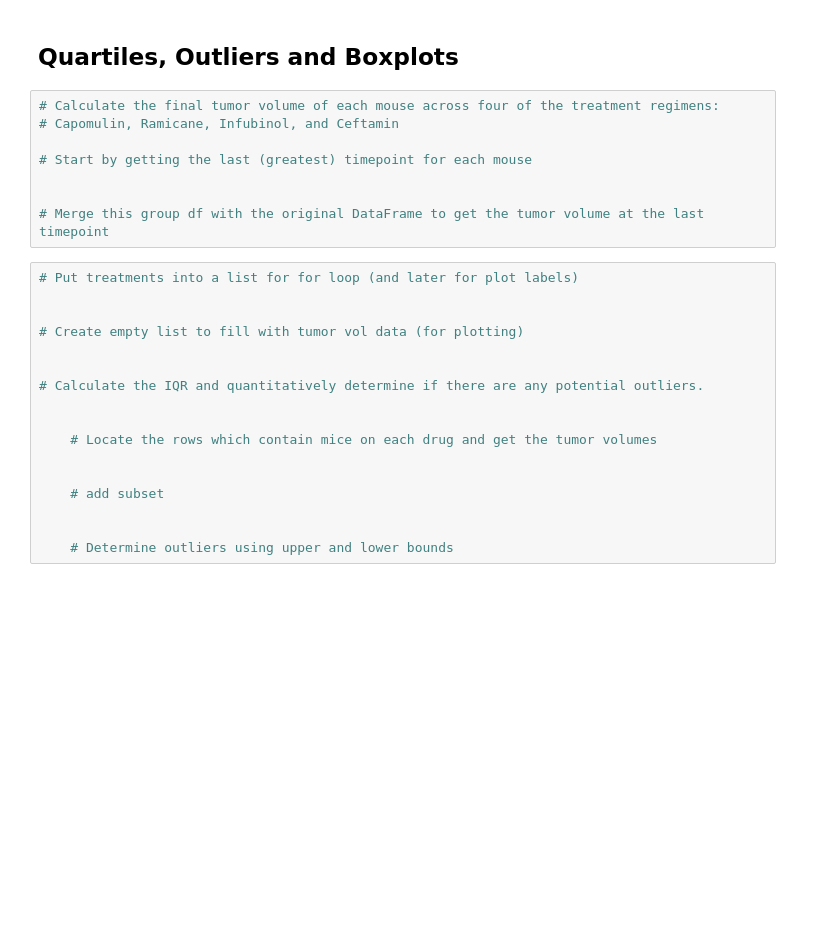
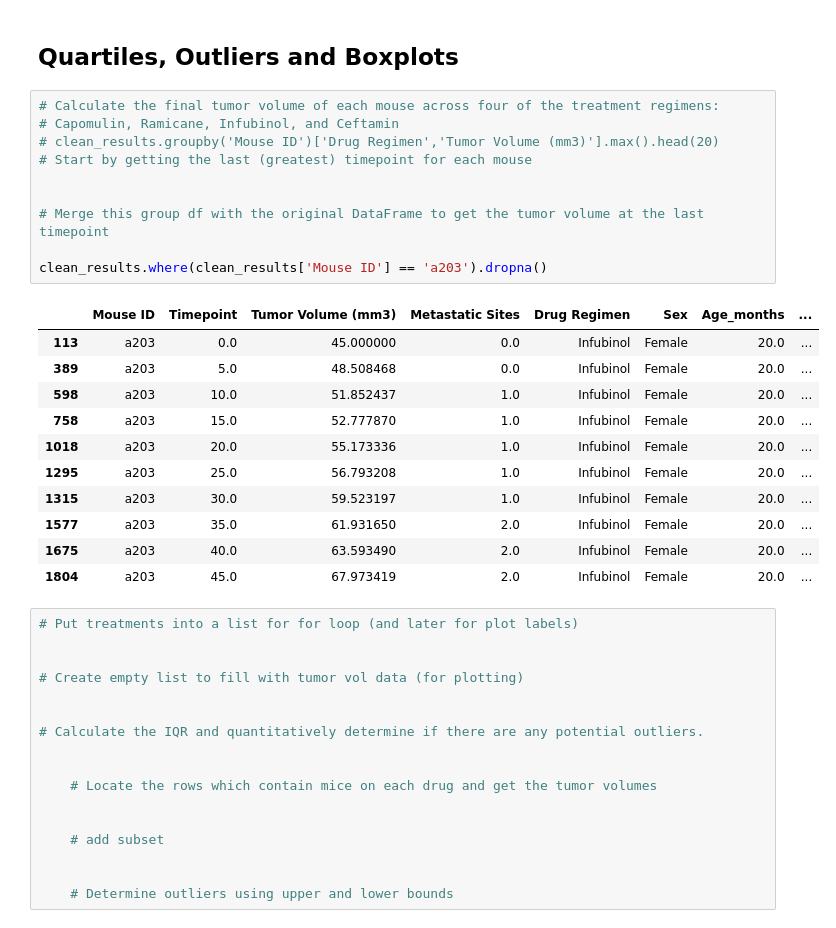
Before and after one commit to akinyemia/Matplotlib-challenge, a Jupyter notebook: Pymaceuticals/main.ipynb, the cells around one changed output. Saved outputs shown, nothing was run; the diff lists cells and outputs as text; blank space fills up the shorter version.

```diff
--- a/Pymaceuticals/main.ipynb
+++ b/Pymaceuticals/main.ipynb
@@ -266,11 +266,25 @@ plt.show()
 # %%
 # Calculate the final tumor volume of each mouse across four of the treatment regimens:
 # Capomulin, Ramicane, Infubinol, and Ceftamin
-
+# clean_results.groupby('Mouse ID')['Drug Regimen','Tumor Volume (mm3)'].max().head(20)
 # Start by getting the last (greatest) timepoint for each mouse
 
 
 # Merge this group df with the original DataFrame to get the tumor volume at the last timepoint
+
+clean_results.where(clean_results['Mouse ID'] == 'a203').dropna()
+# %% [output]
+|  | Mouse ID | Timepoint | Tumor Volume (mm3) | Metastatic Sites | Drug Regimen | Sex | Age_months | ... |
+| 113 | a203 | 0.0 | 45.000000 | 0.0 | Infubinol | Female | 20.0 | ... |
+| 389 | a203 | 5.0 | 48.508468 | 0.0 | Infubinol | Female | 20.0 | ... |
+| 598 | a203 | 10.0 | 51.852437 | 1.0 | Infubinol | Female | 20.0 | ... |
+| 758 | a203 | 15.0 | 52.777870 | 1.0 | Infubinol | Female | 20.0 | ... |
+| 1018 | a203 | 20.0 | 55.173336 | 1.0 | Infubinol | Female | 20.0 | ... |
+| 1295 | a203 | 25.0 | 56.793208 | 1.0 | Infubinol | Female | 20.0 | ... |
+| 1315 | a203 | 30.0 | 59.523197 | 1.0 | Infubinol | Female | 20.0 | ... |
+| 1577 | a203 | 35.0 | 61.931650 | 2.0 | Infubinol | Female | 20.0 | ... |
+| 1675 | a203 | 40.0 | 63.593490 | 2.0 | Infubinol | Female | 20.0 | ... |
+| 1804 | a203 | 45.0 | 67.973419 | 2.0 | Infubinol | Female | 20.0 | ... |
 # %%
 # Put treatments into a list for for loop (and later for plot labels)
 
```
